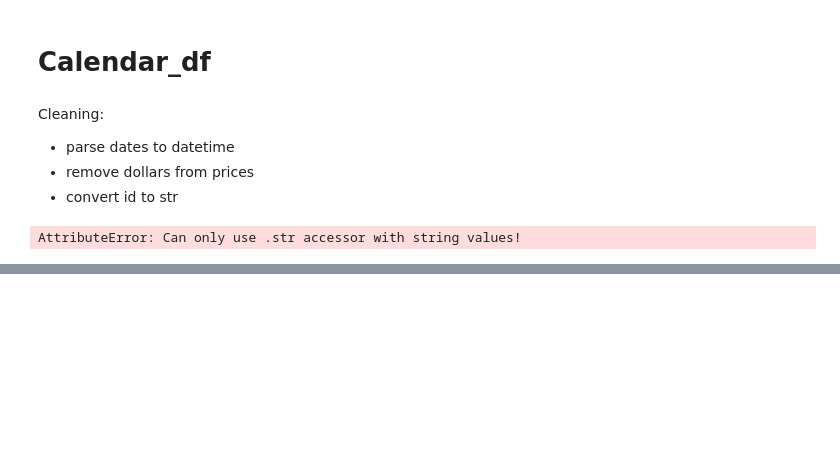
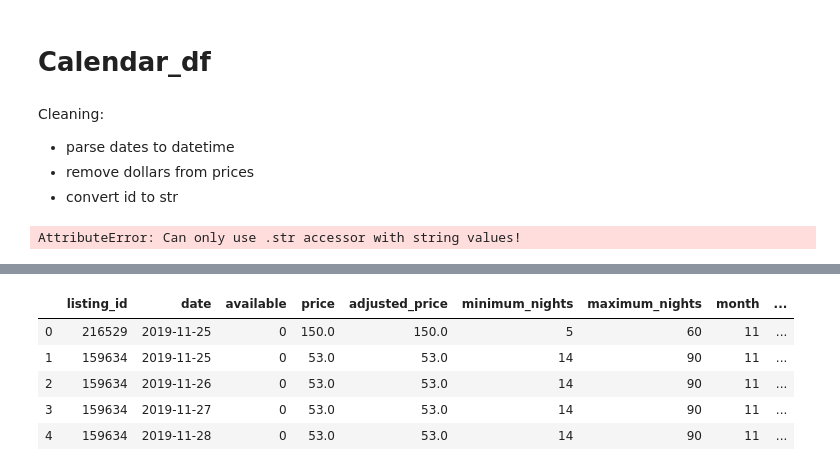
Before and after one commit to ashp93/Munich-Airbnb, a Jupyter notebook: Airbnb_munich_notebook-MAIN.ipynb, the cells around one changed output, grey strips where cells are left out. Cells and saved outputs as stored; diff of their text form; code cells hidden in the pictures; blank space fills up the shorter version.

```diff
--- a/Airbnb_munich_notebook-MAIN.ipynb
+++ b/Airbnb_munich_notebook-MAIN.ipynb
@@ -377,0 +358,9 @@ day_mean.plot();
+# %%
+calendar_df.head()
+# %% [output]
+|  | listing_id | date | available | price | adjusted_price | minimum_nights | maximum_nights | month | ... |
+| 0 | 216529 | 2019-11-25 | 0 | 150.0 | 150.0 | 5 | 60 | 11 | ... |
+| 1 | 159634 | 2019-11-25 | 0 | 53.0 | 53.0 | 14 | 90 | 11 | ... |
+| 2 | 159634 | 2019-11-26 | 0 | 53.0 | 53.0 | 14 | 90 | 11 | ... |
+| 3 | 159634 | 2019-11-27 | 0 | 53.0 | 53.0 | 14 | 90 | 11 | ... |
+| 4 | 159634 | 2019-11-28 | 0 | 53.0 | 53.0 | 14 | 90 | 11 | ... |
```
Also changed, not shown: parts of 13 cells of this notebook.
